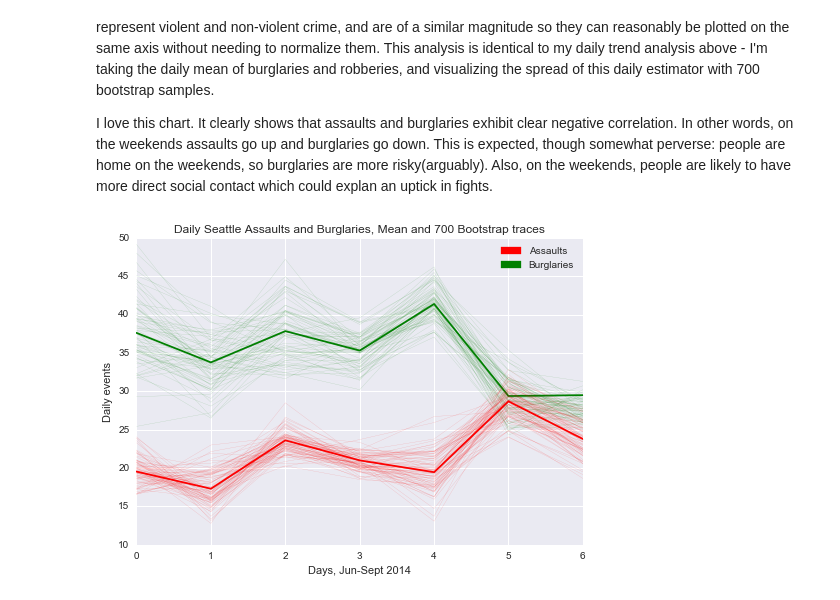
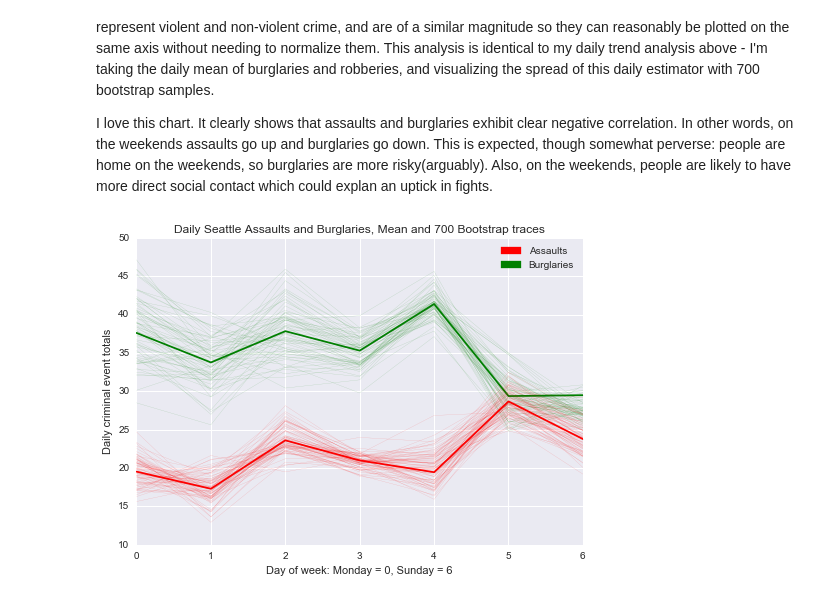
Before and after one commit to pogigroo/Seattle-Trending-Crime, a Jupyter notebook: Seattle Trending Crime.ipynb, the cells around one changed output. Saved outputs shown, nothing was run; the diff lists cells and outputs as text; code cells hidden in the pictures.

```diff
--- a/Seattle Trending Crime.ipynb
+++ b/Seattle Trending Crime.ipynb
@@ -138,24 +125,26 @@ I love this chart. It clearly shows that assaults and burglaries exhibit clear n
 # %%
 
 s = groups.get_group('BURGLARY')[u'week'].resample('d','count')
 week_day_index = pd.MultiIndex.from_tuples(zip(s.index.week, s.index.dayofweek), names=['week', 'day'])
 dat_wd = pd.Series(s.get_values(), index=week_day_index)
 sns.tsplot(dat_wd.unstack('day').values, err_style="boot_traces", n_boot=200, color="g")
 sns.tsplot(dat_wd.unstack('day').mean(), color="g")
 
 s = groups.get_group('ASSAULT')[u'week'].resample('d','count')
 week_day_index = pd.MultiIndex.from_tuples(zip(s.index.week, s.index.dayofweek), names=['week', 'day'])
 dat_wd = pd.Series(s.get_values(), index=week_day_index)
 sns.tsplot(dat_wd.unstack('day').values, err_style="boot_traces", n_boot=200, color="r")
 sns.tsplot(dat_wd.unstack('day').mean(), color="r")
 
 import matplotlib.patches as mpatches
 red_patch = mpatches.Patch(color='red', label='Assaults')
 green_patch =  mpatches.Patch(color='green', label='Burglaries')
 plt.legend(handles=[red_patch, green_patch])
-plt.ylabel('Daily events')
-plt.xlabel('Days, Jun-Sept 2014')
+# plt.xlabel('Days (Monday = 0, Sunday = 6), Jun-Sept 2014')
 plt.title('Daily Seattle Assaults and Burglaries, Mean and 700 Bootstrap traces')
+plt.ylabel('Daily criminal event totals')
+# plt.title('Daily criminal events, June-Sept 2014')
+plt.xlabel('Day of week: Monday = 0, Sunday = 6')
 plt.show()
 # %% [output]
-[figure, old version]
+[figure, new version]
```
Also changed, not shown: parts of 6 cells of this notebook.
